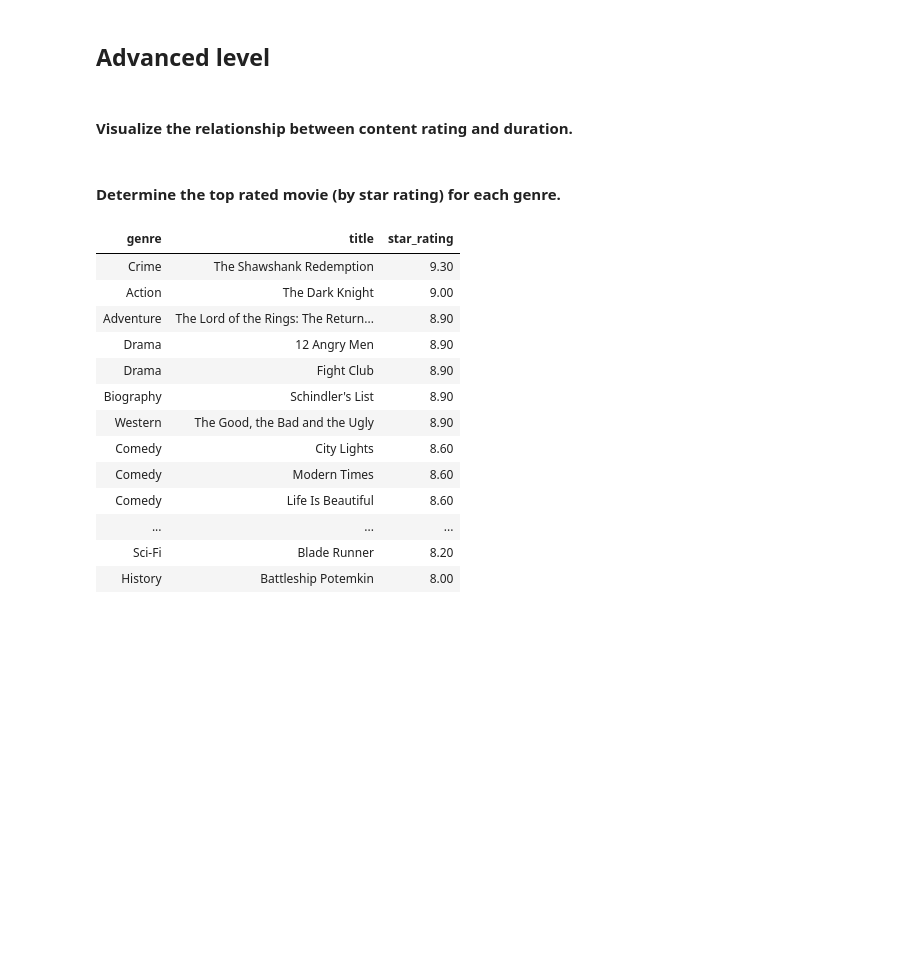
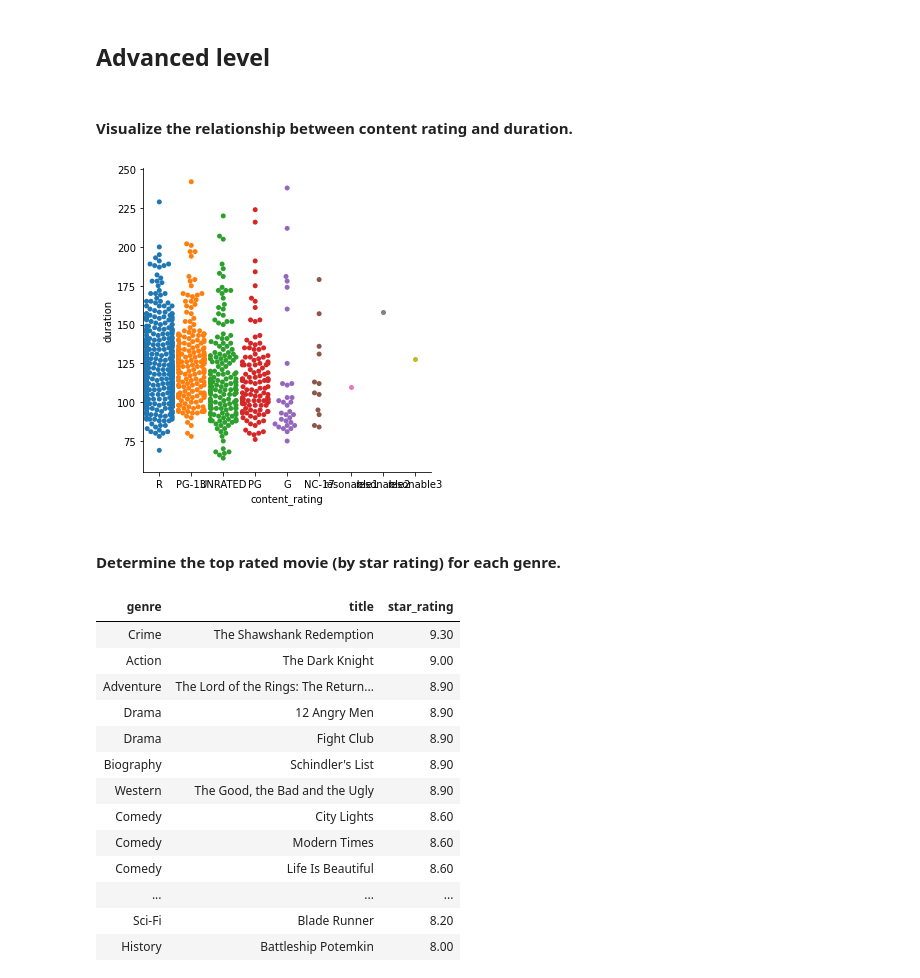
Before and after one commit to sprintkayaking/DAT-07-28, a Jupyter notebook: Homework/Unit2/studentprojects/project-eda-imdb-iuliana.ipynb, the cells around one changed output. Cells and saved outputs as stored; diff of their text form; code cells hidden in the pictures; blank space fills up the shorter version.

```diff
--- a/Homework/Unit2/studentprojects/project-eda-imdb-iuliana.ipynb
+++ b/Homework/Unit2/studentprojects/project-eda-imdb-iuliana.ipynb
@@ -218,3 +215,7 @@ movies.groupby('genre').mean()[['duration']].astype(np.int64).sort_values('durat
+# %%
+sns.catplot(y='duration', x='content_rating', kind='swarm', data=movies);
+# %% [output]
+[figure, added]
 # %% [markdown]
 #### Determine the top rated movie (by star rating) for each genre.
 # %%
```
Also changed, not shown: parts of 9 cells of this notebook.
